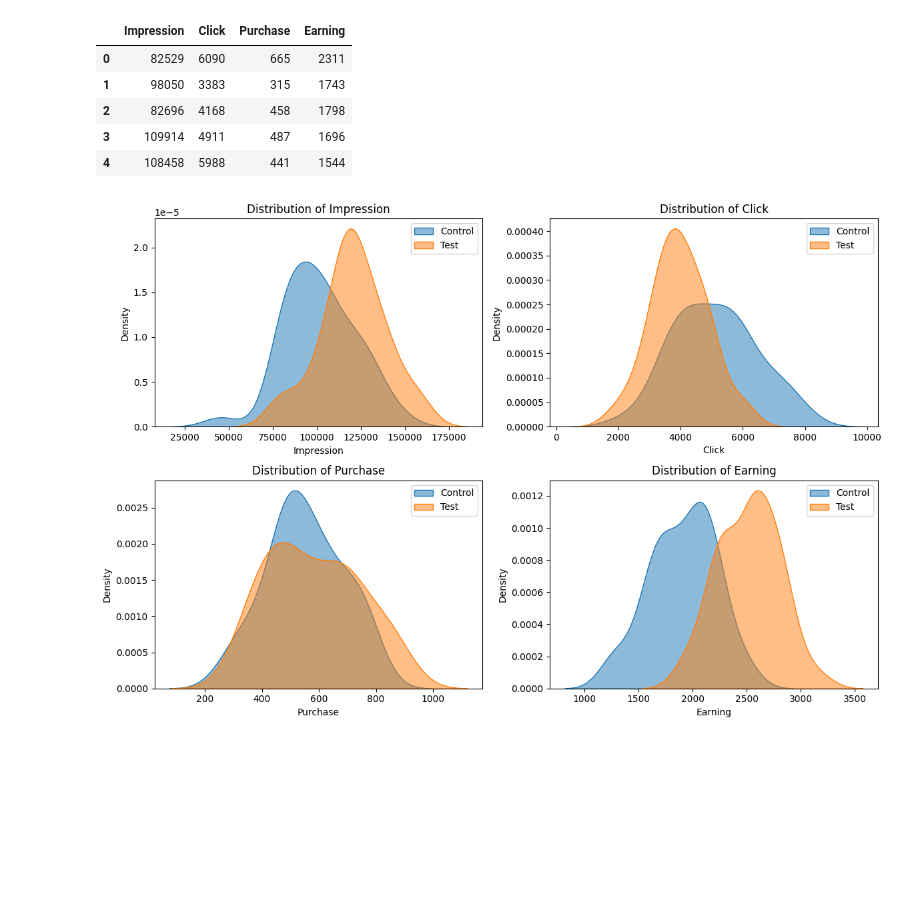
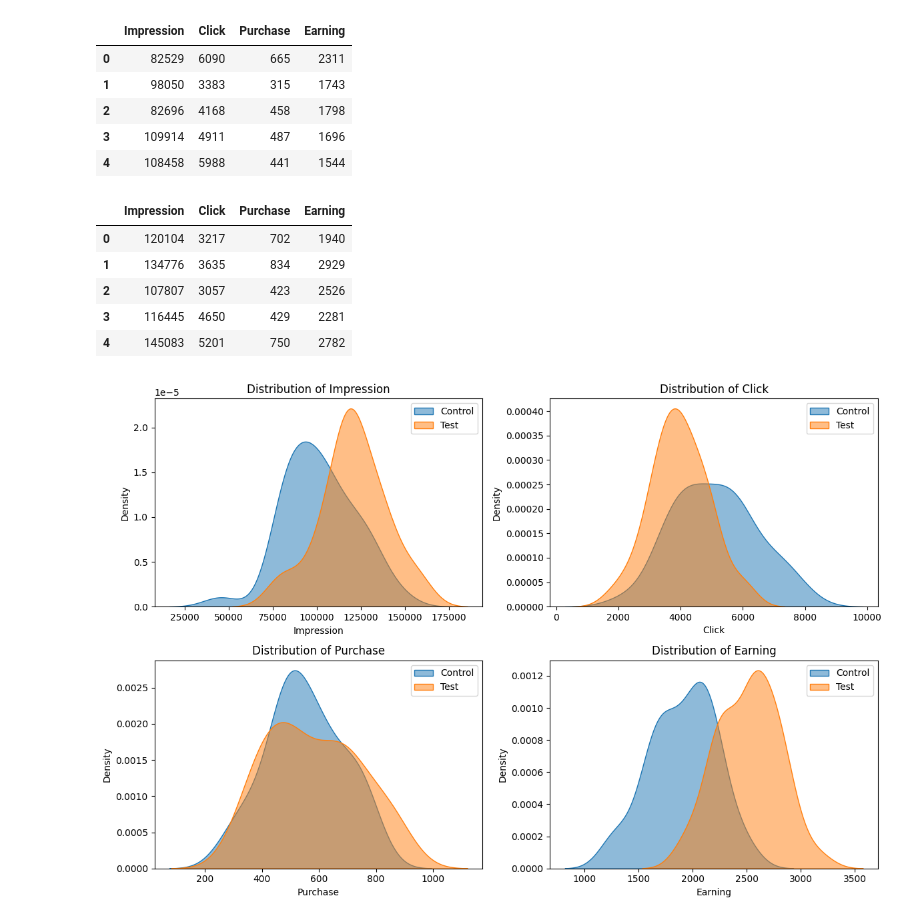
Before and after one commit to nee1k/ab_testing, a Jupyter notebook: Social_Media_A_B_Testing.ipynb, the cells around one changed output. Saved outputs shown, nothing was run; the diff lists cells and outputs as text; code cells hidden in the pictures; blank space fills up the shorter version.

```diff
--- a/Social_Media_A_B_Testing.ipynb
+++ b/Social_Media_A_B_Testing.ipynb
@@ -114,6 +199,16 @@ control_df.head()
 | 2 | 82696 | 4168 | 458 | 1798 |
 | 3 | 109914 | 4911 | 487 | 1696 |
 | 4 | 108458 | 5988 | 441 | 1544 |
+# %%
+test_df = pd.read_csv("/content/drive/MyDrive/AB Testing/test_group.csv")
+test_df.head()
+# %% [output]
+|  | Impression | Click | Purchase | Earning |
+| 0 | 120104 | 3217 | 702 | 1940 |
+| 1 | 134776 | 3635 | 834 | 2929 |
+| 2 | 107807 | 3057 | 423 | 2526 |
+| 3 | 116445 | 4650 | 429 | 2281 |
+| 4 | 145083 | 5201 | 750 | 2782 |
 # %%
 import matplotlib.pyplot as plt
 import seaborn as sns
```
Also changed, not shown: parts of 5 cells of this notebook.
